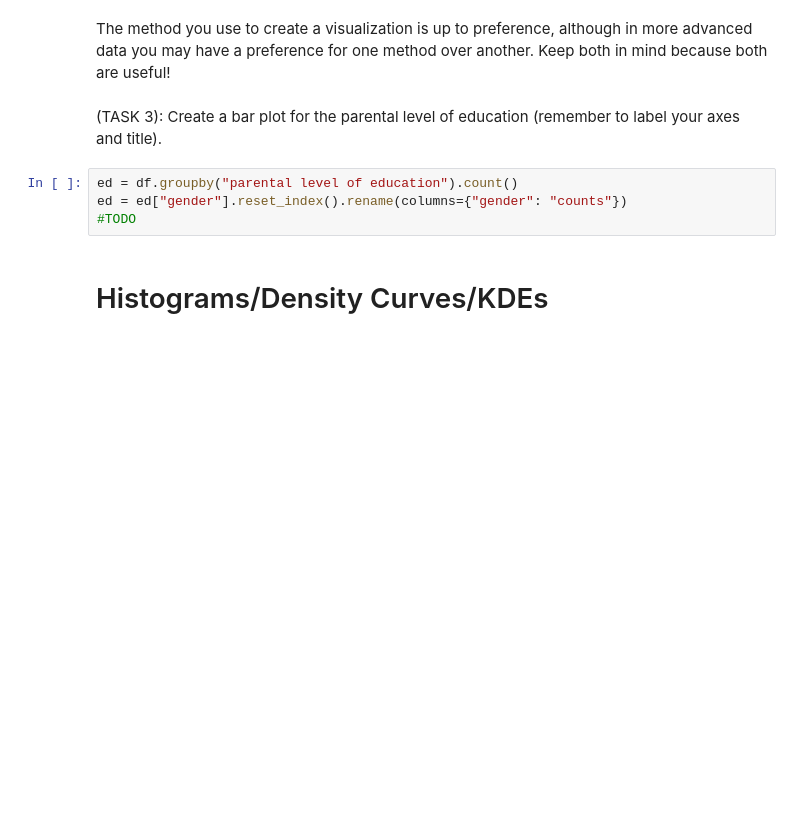
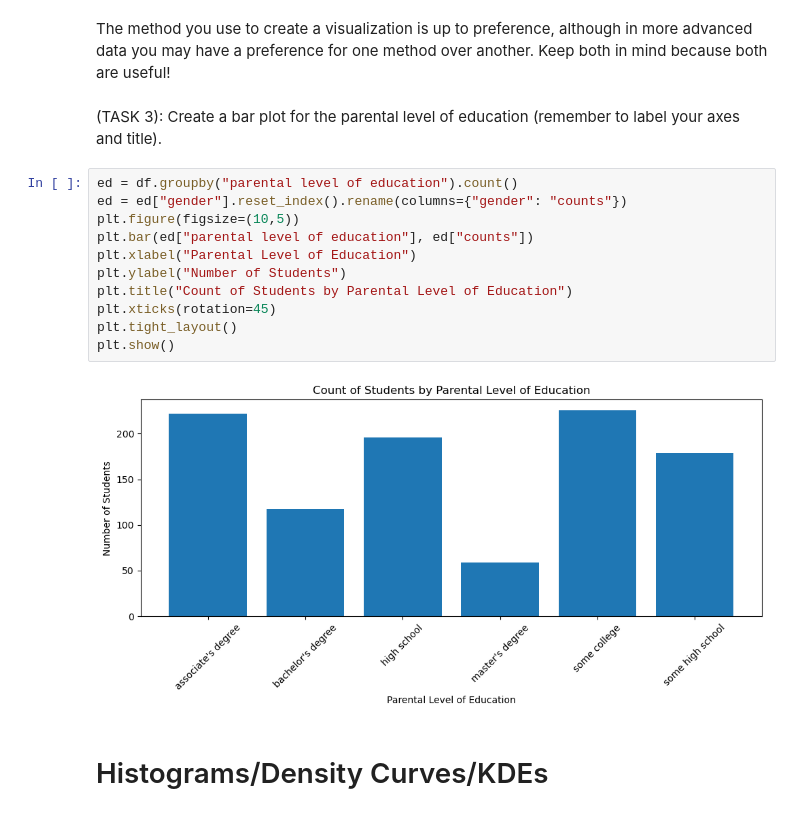
Before and after one commit to kyun33/JCP26Notebooks, a Jupyter notebook: Week_3_Visualizations copy.ipynb, the cells around one changed output. Cells and saved outputs as stored; diff of their text form; blank space fills up the shorter version.

```diff
--- a/Week_3_Visualizations copy.ipynb
+++ b/Week_3_Visualizations copy.ipynb
@@ -38,10 +71,19 @@ race = counts["gender"].reset_index().rename(columns={"gender": "counts"})
 The method you use to create a visualization is up to preference, although in more advanced data you may have a preference for one method over another. Keep both in mind because both are useful!
 # %% [markdown]
 (TASK 3): Create a bar plot for the parental level of education (remember to label your axes and title).
-# %%
-ed = df.groupby("parental level of education").count()
-ed = ed["gender"].reset_index().rename(columns={"gender": "counts"})
-#TODO
+# %%
+ed = df.groupby("parental level of education").count()
+ed = ed["gender"].reset_index().rename(columns={"gender": "counts"})
+plt.figure(figsize=(10,5))
+plt.bar(ed["parental level of education"], ed["counts"])
+plt.xlabel("Parental Level of Education")
+plt.ylabel("Number of Students")
+plt.title("Count of Students by Parental Level of Education")
+plt.xticks(rotation=45)
+plt.tight_layout()
+plt.show()
+# %% [output]
+[figure, added]
 # %% [markdown]
 # Histograms/Density Curves/KDEs
 # %% [markdown]
```
Also changed, not shown: parts of 28 cells of this notebook.
